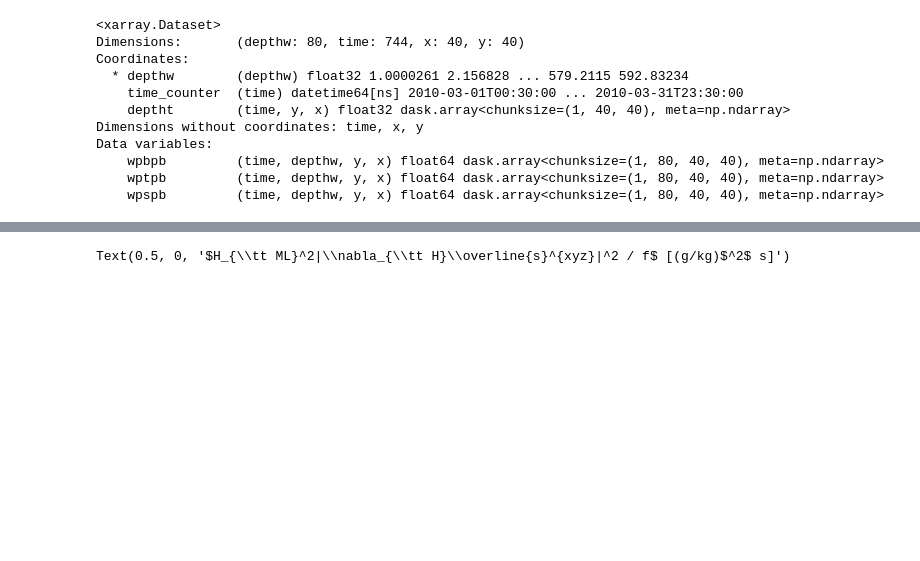
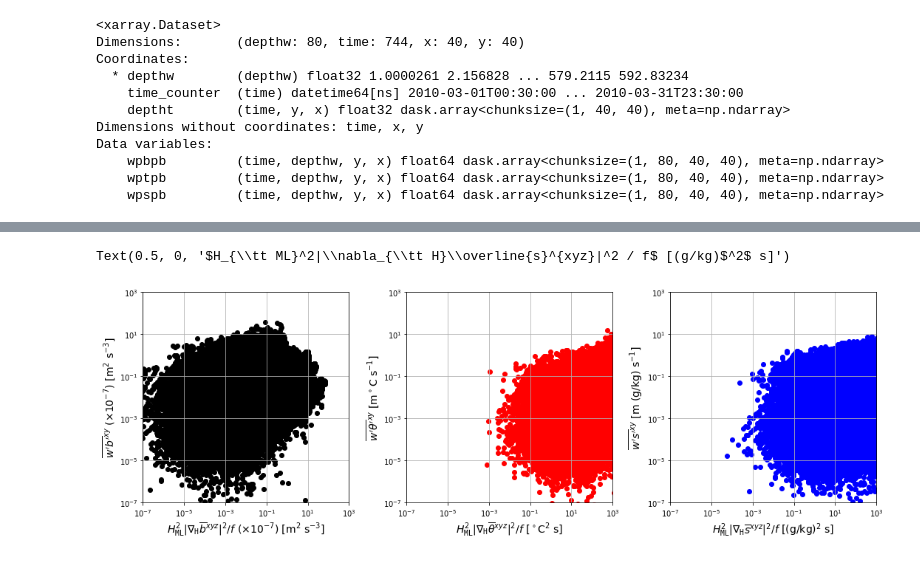
Before and after one commit to roxyboy/eNATL-jupynb, a Jupyter notebook: Dewar-domain/Reunion/Reunion_14-10-2019.ipynb, the cells around one changed output, grey strips where cells are left out. Cells and saved outputs as stored; diff of their text form; code cells hidden in the pictures; blank space fills up the shorter version.

```diff
--- a/Dewar-domain/Reunion/Reunion_14-10-2019.ipynb
+++ b/Dewar-domain/Reunion/Reunion_14-10-2019.ipynb
@@ -127,28 +151,37 @@ Text(0, 0.5, "$\\overline{w's'}^{xy}$ ($\\times 10^{-5}$) [m (g/kg) s$^{-1}$]")
 # %%
 fig, (ax1,ax2,ax3) = plt.subplots(nrows=1, ncols=3, figsize=(15,5))
 fig.set_tight_layout(True)
 ax1.grid(True)
 ax2.grid(True)
 ax3.grid(True)
 ax1.scatter(1e-2*gradC2H.gradB2H2[::24,1::2]*1e7,
             wpCpb.wpbpb[::24,::2,1:-1,1:-1]*1e7,
             c='k')
-ax2.scatter(gradC2H.gradT2H2[::24,1::2],
-            wpCpb.wptpb[::24,::2,1:-1,1:-1],
+ax2.scatter(1e-2*gradC2H.gradT2H2[::24,1::2]*1e4,
+            wpCpb.wptpb[::24,::2,1:-1,1:-1]*1e4,
             c='r')
-ax3.scatter(gradC2H.gradS2H2[::24,1::2],
-            wpCpb.wpspb[::24,::2,1:-1,1:-1],
+ax3.scatter(1e-2*gradC2H.gradS2H2[::24,1::2]*1e5,
+            wpCpb.wpspb[::24,::2,1:-1,1:-1]*1e5,
             c='b')
 ax1.set_xscale('log')
 ax1.set_yscale('log')
+ax2.set_xscale('log')
+ax2.set_yscale('log')
+ax3.set_xscale('log')
+ax3.set_yscale('log')
 ax1.set_ylim([1e-7,1e3])
 ax1.set_xlim([1e-7,1e3])
+ax2.set_ylim([1e-7,1e3])
+ax2.set_xlim([1e-7,1e3])
+ax3.set_ylim([1e-7,1e3])
+ax3.set_xlim([1e-7,1e3])
 ax1.set_ylabel(r"$\overline{w'b'}^{xy}$ ($\times 10^{-7}$) [m$^2$ s$^{-3}$]", fontsize=14)
 ax2.set_ylabel(r"$\overline{w'\theta'}^{xy}$ [m$^\circ$C s$^{-1}$]", fontsize=14)
 ax3.set_ylabel(r"$\overline{w's'}^{xy}$ [m (g/kg) s$^{-1}$]", fontsize=14)
-ax1.set_xlabel(r"$H_{\tt ML}^2|\nabla_{\tt H}\overline{b}^{xyz}|^2 / f$ ($\times 10^{-7}$) [m$^2$ s$^{-3}$]",
+ax1.set_xlabel(r"$CH_{\tt ML}^2|\nabla_{\tt H}\overline{b}^{xyz}|^2 / f$ ($\times 10^{-7}$) [m$^2$ s$^{-3}$]",
                fontsize=14)
 ax2.set_xlabel(r"$H_{\tt ML}^2|\nabla_{\tt H}\overline{\theta}^{xyz}|^2 / f$ [$^\circ$C$^2$ s]", fontsize=14)
 ax3.set_xlabel(r"$H_{\tt ML}^2|\nabla_{\tt H}\overline{s}^{xyz}|^2 / f$ [(g/kg)$^2$ s]", fontsize=14)
 # %% [output]
 Text(0.5, 0, '$H_{\\tt ML}^2|\\nabla_{\\tt H}\\overline{s}^{xyz}|^2 / f$ [(g/kg)$^2$ s]')
+[figure, added]
```
Also changed, not shown: parts of 5 cells of this notebook.
